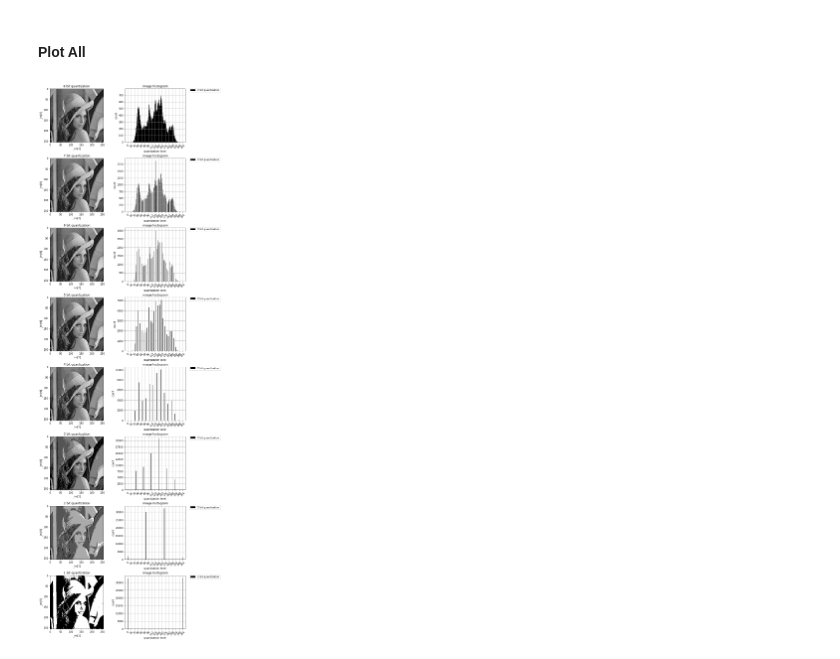
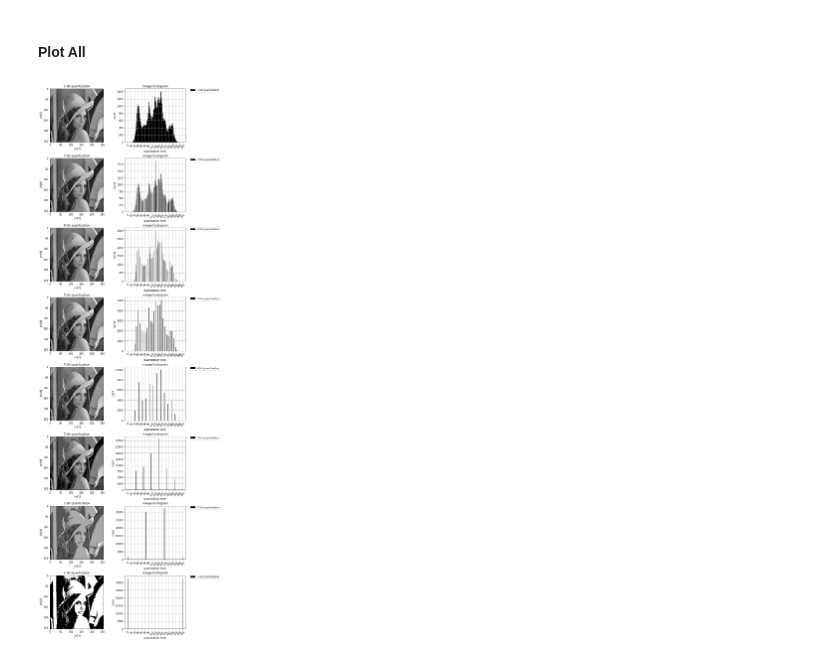
Before and after one commit to pollenjp/__book__Computer-Graphics_CG-ARTS, a Jupyter notebook: python/notebooks/Ch01 CGとディジタルカメラモデル.ipynb, the cells around one changed output. Cells and saved outputs as stored; diff of their text form; code cells hidden in the pictures.

Commit message:
Update python/notebooks/Ch01 CGとディジタルカメラモデル.ipynb
Plot histgram of each quantization level

```diff
--- a/python/notebooks/Ch01 CGとディジタルカメラモデル.ipynb
+++ b/python/notebooks/Ch01 CGとディジタルカメラモデル.ipynb
@@ -381,36 +381,46 @@ im = cv2.imread(filename=_filepath, flags=cv2.IMREAD_GRAYSCALE)
 assert im is not None, "Could not open or find the image : {}".format(_filepath)
 #===========================================================
 # Plot
-nrows, ncols, idx = 8, 2, 0
-fig = plt.figure(figsize=(ncols*5, nrows*5))
 #=======================================
-for n_bit in range(nrows, 0, -1):
+def plot_(image, nrows, ncols, idx):
+    _im = image
     idx += 1
-    _im = convert_quantization(image=im, to_bit=n_bit)
     ax = fig.add_subplot(nrows, ncols, idx)
     #===================================
     ax.imshow(X=_im, cmap="gray")
     ax.set_title(label="{} bit quantization".format(n_bit))
     ax.set_xlabel(xlabel="_im[1]")
     ax.set_ylabel(ylabel="_im[0]")
     #===================================
     # image histogram
     bins_step = 2 if n_bit < 6 else 1
     bins_range = np.arange(0, 2**8+1, bins_step)
     xtics_range = np.arange(0, 2**8+1, 16)
     #===============
     idx += 1
     ax = fig.add_subplot(nrows, ncols, idx)
-    ax.hist(x=_im.flatten(), bins=bins_range, color="black", label="2 bit quantization")
+    ax.hist(x=_im.flatten(), bins=bins_range, color="black", label="{} bit quantization".format(n_bit))
     ax.set_title(label="image histogram")
     ax.set_xlabel(xlabel="quantization level")
     ax.set_ylabel(ylabel="count")
     ax.legend(loc="lower left", bbox_to_anchor=(1.07, 1-0.07), borderaxespad=0.)
     ax.grid(b=True)
     ax.set_xticks(ticks=xtics_range)
     ax.set_xticklabels(labels=xtics_range, rotation=45)
+    return idx
+#=======================================
+nrows, ncols, idx = 8, 2, 0
+fig = plt.figure(figsize=(ncols*5, nrows*5))
+#=======================================
+# 8 bit
+idx = plot_(image=im, nrows=nrows, ncols=ncols, idx=idx)
+#=======================================
+# 7, ..., 1 bit
+for n_bit in range(nrows-1, 0, -1):
+    _im = convert_quantization(image=im, to_bit=n_bit)
+    idx = plot_(image=_im, nrows=nrows, ncols=ncols, idx=idx)
 #=======================================
 plt.subplots_adjust(wspace=0.3, hspace=0.3)
 plt.show()
 # %% [output]
-[figure, old version]
+[figure, new version]
```
